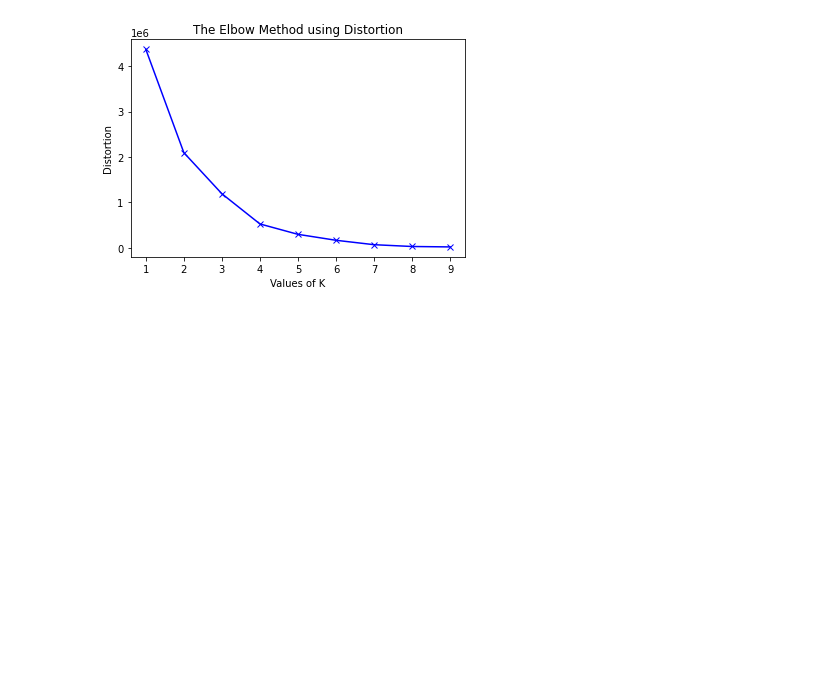
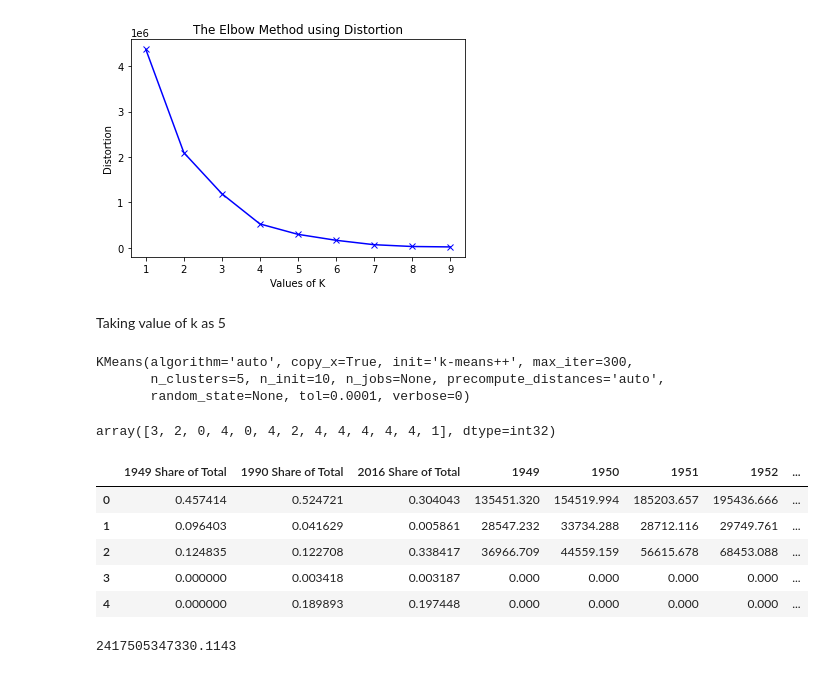
Before and after one commit to gautumsvp7/EnergyGenerationDataset, a Jupyter notebook: Electricity_gen_1949to2016.ipynb, the cells around one changed output. Saved outputs shown, nothing was run; the diff lists cells and outputs as text; code cells hidden in the pictures; blank space fills up the shorter version.

Commit message:
K Means - beta version 1- potentially wrong

```diff
--- a/Electricity_gen_1949to2016.ipynb
+++ b/Electricity_gen_1949to2016.ipynb
@@ -208,3 +208,31 @@ plt.title('The Elbow Method using Distortion')
 plt.show()
 # %% [output]
 [figure]
+# %% [markdown]
+Taking value of k as 5
+# %%
+kmean = KMeans(n_clusters = 5,n_init=10,max_iter=300)
+kmean.fit(X_f)
+# %% [output]
+KMeans(algorithm='auto', copy_x=True, init='k-means++', max_iter=300,
+       n_clusters=5, n_init=10, n_jobs=None, precompute_distances='auto',
+       random_state=None, tol=0.0001, verbose=0)
+# %%
+y_predicted = kmean.fit_predict(X_f)
+y_predicted
+# %% [output]
+array([3, 2, 0, 4, 0, 4, 2, 4, 4, 4, 4, 4, 1], dtype=int32)
+# %%
+X_f['cluster'] = y_predicted
+X_f.head()
+# %% [output]
+|  | 1949 Share of Total | 1990 Share of Total | 2016 Share of Total | 1949 | 1950 | 1951 | 1952 | ... |
+| 0 | 0.457414 | 0.524721 | 0.304043 | 135451.320 | 154519.994 | 185203.657 | 195436.666 | ... |
+| 1 | 0.096403 | 0.041629 | 0.005861 | 28547.232 | 33734.288 | 28712.116 | 29749.761 | ... |
+| 2 | 0.124835 | 0.122708 | 0.338417 | 36966.709 | 44559.159 | 56615.678 | 68453.088 | ... |
+| 3 | 0.000000 | 0.003418 | 0.003187 | 0.000 | 0.000 | 0.000 | 0.000 | ... |
+| 4 | 0.000000 | 0.189893 | 0.197448 | 0.000 | 0.000 | 0.000 | 0.000 | ... |
+# %%
+kmean.inertia_
+# %% [output]
+2417505347330.1143
```
Also changed, not shown: parts of 4 cells of this notebook.
